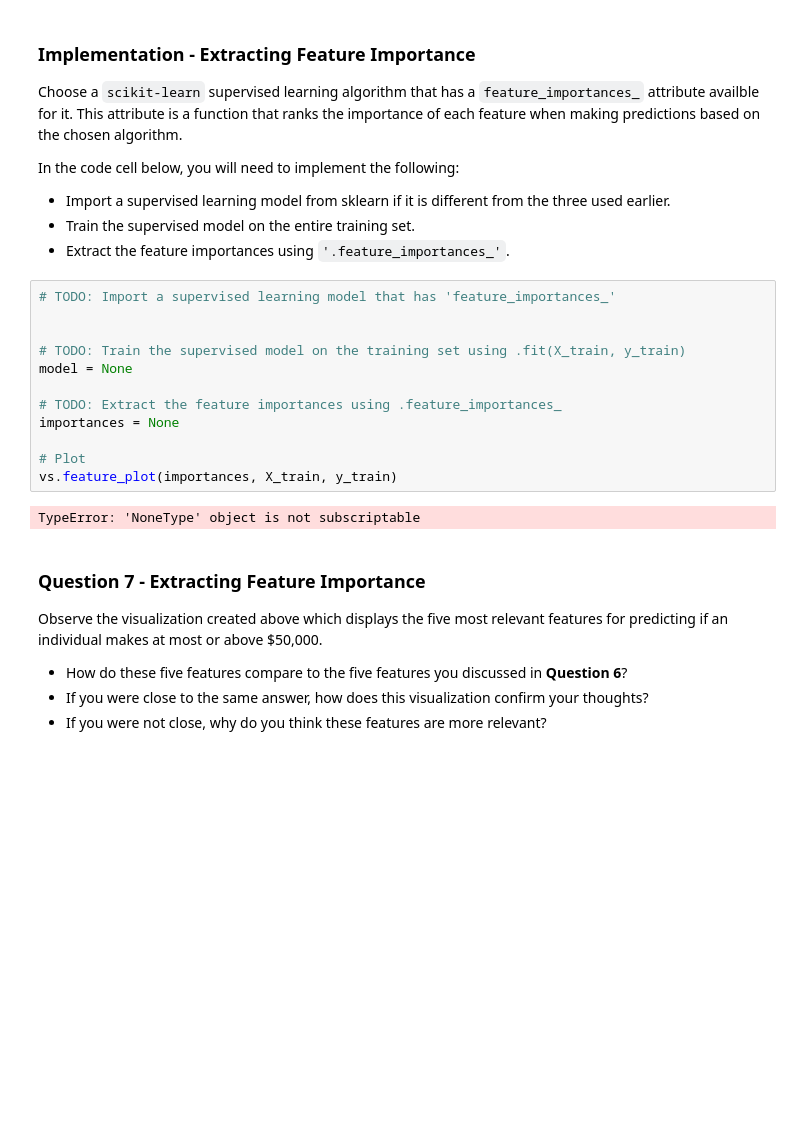
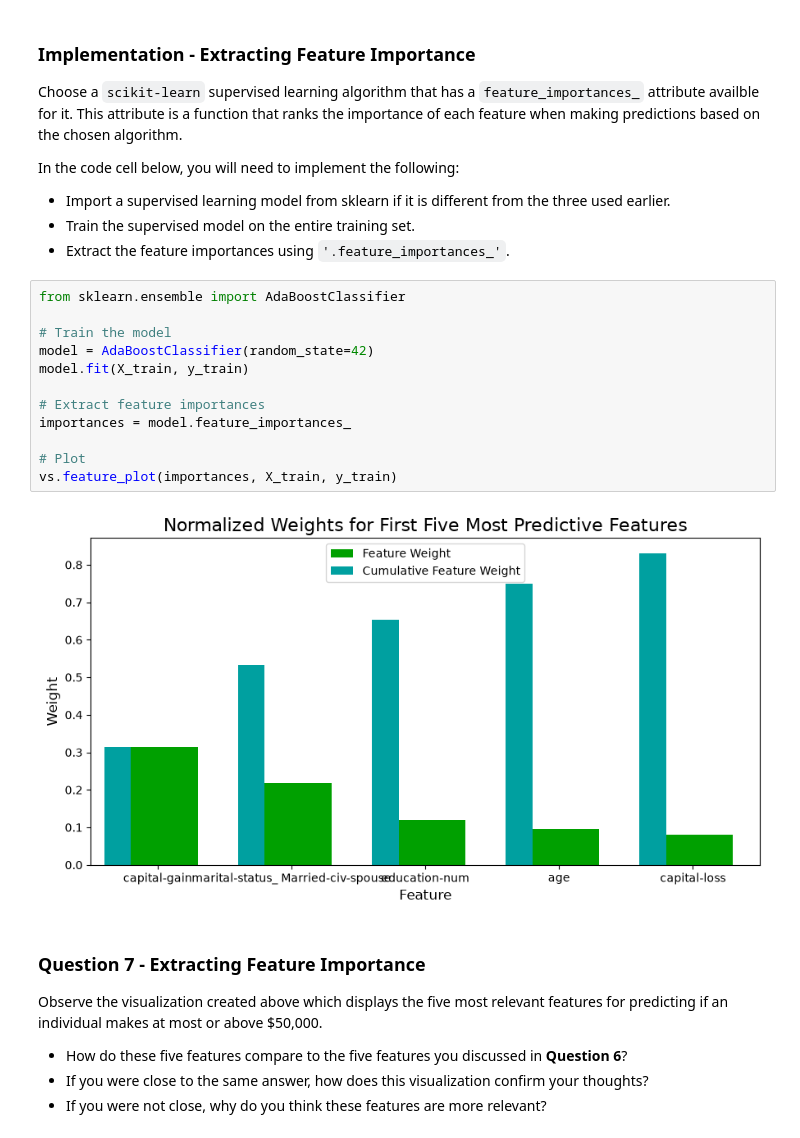
Before and after one commit to DEPI-AI-Team/DEPI_Team_Projects, a Jupyter notebook: src/Machine learning/p2/finding_donors/finding_donors.ipynb, the cells around one changed output. Cells and saved outputs as stored; diff of their text form; blank space fills up the shorter version.

Commit message:
Complete Q6 to Q8 feature importance and selection

```diff
--- a/src/Machine learning/p2/finding_donors/finding_donors.ipynb
+++ b/src/Machine learning/p2/finding_donors/finding_donors.ipynb
@@ -586,19 +588,19 @@ In the code cell below, you will need to implement the following:
  - Train the supervised model on the entire training set.
  - Extract the feature importances using `'.feature_importances_'`.
 # %%
-# TODO: Import a supervised learning model that has 'feature_importances_'
+from sklearn.ensemble import AdaBoostClassifier
 
+# Train the model
+model = AdaBoostClassifier(random_state=42)
+model.fit(X_train, y_train)
 
-# TODO: Train the supervised model on the training set using .fit(X_train, y_train)
-model = None
-
-# TODO: Extract the feature importances using .feature_importances_
-importances = None
+# Extract feature importances
+importances = model.feature_importances_
 
 # Plot
 vs.feature_plot(importances, X_train, y_train)
 # %% [output]
-TypeError: 'NoneType' object is not subscriptable
+[figure, added]
 # %% [markdown]
 ### Question 7 - Extracting Feature Importance
 
```
Also changed, not shown: parts of 5 cells of this notebook.
